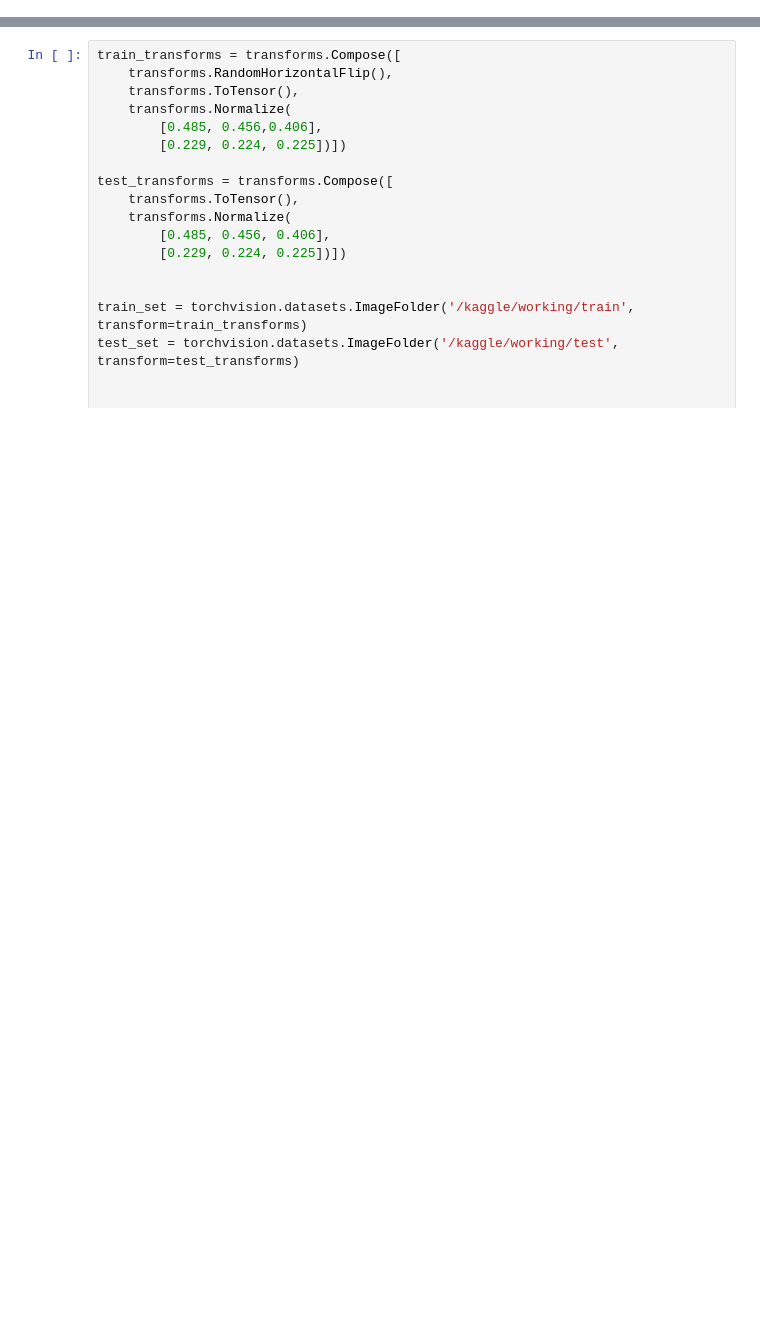
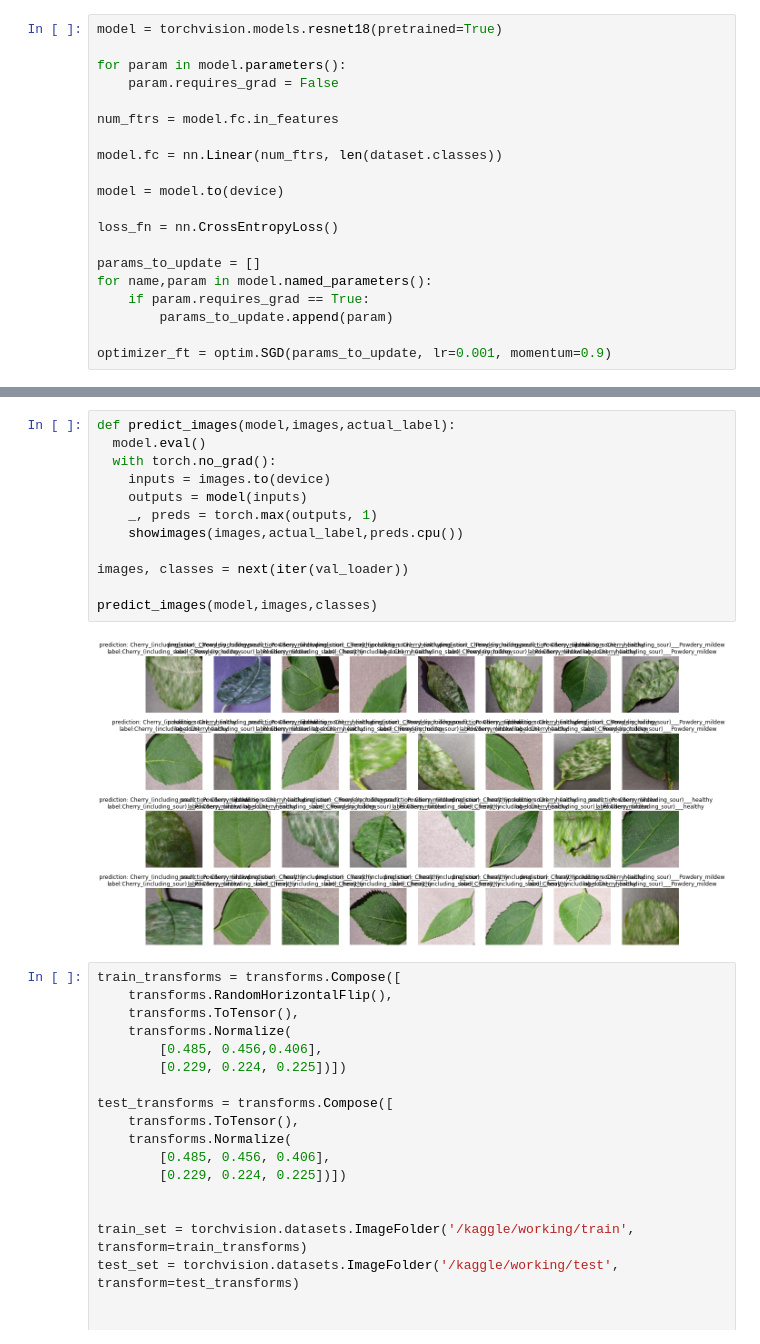
Before and after one commit to Manjuphoenix/ML_team_buzz, a Jupyter notebook: custom-model-training-vgg16.ipynb, the cells around one changed output, grey strips where cells are left out. Drawn from its saved outputs; the diff is of its cells as text; blank space fills up the shorter version.

```diff
--- a/custom-model-training-vgg16.ipynb
+++ b/custom-model-training-vgg16.ipynb
@@ -22,0 +174,20 @@ import time
+# %%
+model = torchvision.models.resnet18(pretrained=True)
+
+for param in model.parameters():
+    param.requires_grad = False
+
+num_ftrs = model.fc.in_features
+
+model.fc = nn.Linear(num_ftrs, len(dataset.classes))
+
+model = model.to(device)
+
+loss_fn = nn.CrossEntropyLoss()
+
+params_to_update = []
+for name,param in model.named_parameters():
+    if param.requires_grad == True:
+        params_to_update.append(param)
+
+optimizer_ft = optim.SGD(params_to_update, lr=0.001, momentum=0.9)
@@ -23,3 +248,17 @@ import time
+# %%
+def predict_images(model,images,actual_label):
+  model.eval()
+  with torch.no_grad():
+    inputs = images.to(device)
+    outputs = model(inputs)
+    _, preds = torch.max(outputs, 1)
+    showimages(images,actual_label,preds.cpu())
+
+images, classes = next(iter(val_loader))
+
+predict_images(model,images,classes)
+# %% [output]
+[figure, added]
 # %%
 train_transforms = transforms.Compose([
     transforms.RandomHorizontalFlip(),
```
Also changed, not shown: parts of 14 cells of this notebook.
